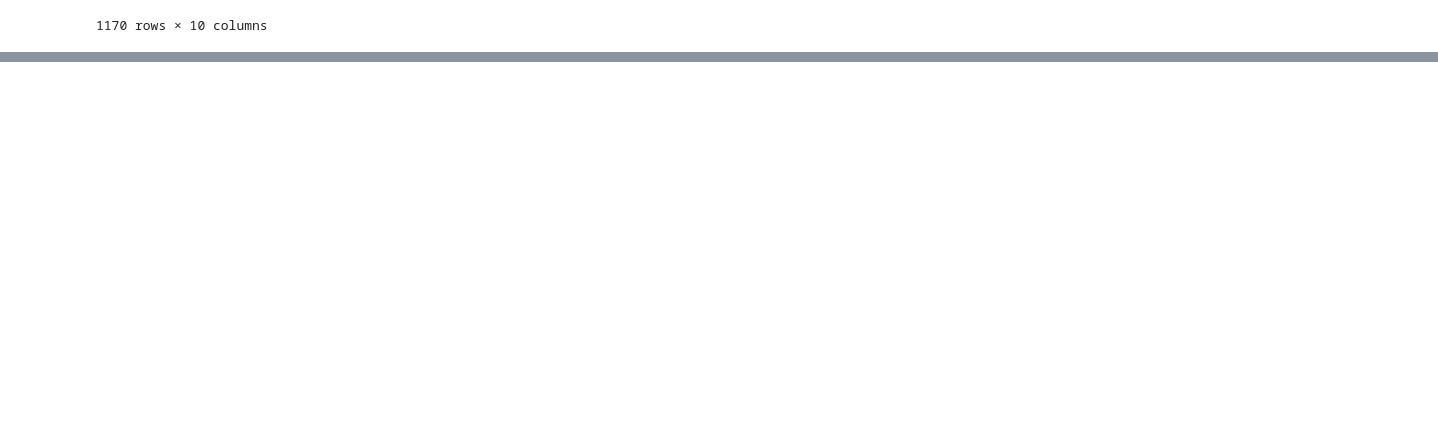
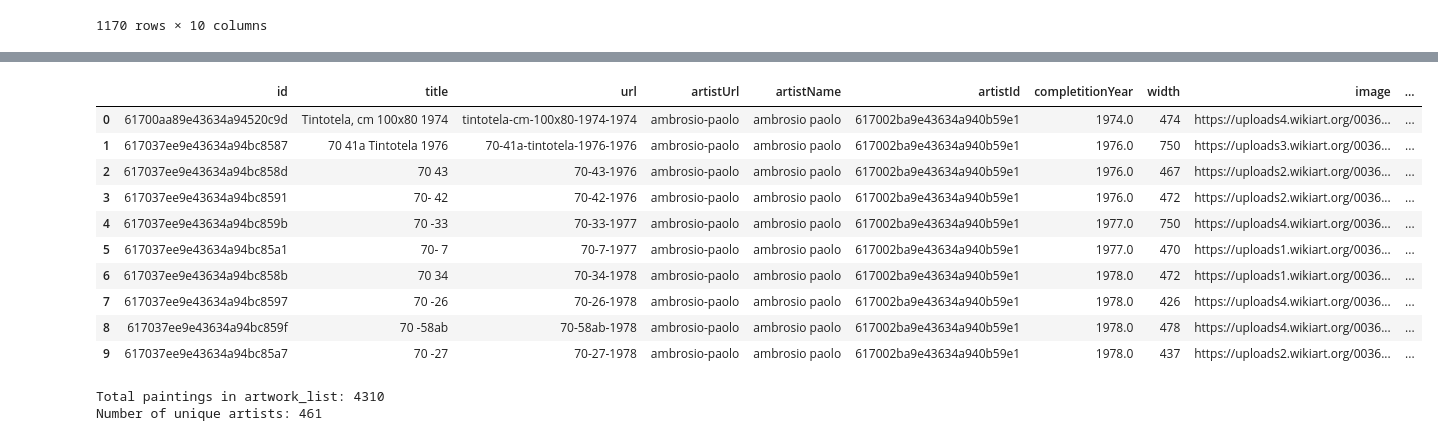
Before and after one commit to piiop/final_project, a Jupyter notebook: data_collection_wikiart.ipynb, the cells around one changed output, grey strips where cells are left out. Cells and saved outputs as stored; diff of their text form; code cells hidden in the pictures; blank space fills up the shorter version.

```diff
--- a/data_collection_wikiart.ipynb
+++ b/data_collection_wikiart.ipynb
@@ -692,0 +726,5 @@ wiki_art_final = pd.to_csv("wiki_art_final.csv", index=False)
+# %%
+paintings_df = pd.read_csv("paintings.csv")
+# %%
+paintings_filtered = paintings_df[paintings_df['completitionYear'] <= 2018]
+paintings_filtered.info()
@@ -692,0 +750,10 @@ wiki_art_final = pd.to_csv("wiki_art_final.csv", index=False)
+# %%
+# First, create a mapping dictionary from batch_1 for efficiency
+style_mapping = dict(zip(batch_1['Artist ID'], batch_1['Style']))
+
+# Add the Style column to paintings_df using the mapping
+paintings_filtered['Style'] = paintings_filtered['artistId'].map(style_mapping)
+
+# Verify the results
+print("Number of paintings with styles assigned:", paintings_filtered['Style'].notna().sum())
+print("Number of unique styles:", paintings_filtered['Style'].nunique())
@@ -692,0 +768,25 @@ wiki_art_final = pd.to_csv("wiki_art_final.csv", index=False)
+# %%
+paintings_filtered.head(10)
+# %% [output]
+|  | id | title | url | artistUrl | artistName | artistId | completitionYear | width | image | ... |
+| 0 | 61700aa89e43634a94520c9d | Tintotela, cm 100x80 1974 | tintotela-cm-100x80-1974-1974 | ambrosio-paolo | ambrosio paolo | 617002ba9e43634a940b59e1 | 1974.0 | 474 | https://uploads4.wikiart.org/0036... | ... |
+| 1 | 617037ee9e43634a94bc8587 | 70 41a Tintotela 1976 | 70-41a-tintotela-1976-1976 | ambrosio-paolo | ambrosio paolo | 617002ba9e43634a940b59e1 | 1976.0 | 750 | https://uploads3.wikiart.org/0036... | ... |
+| 2 | 617037ee9e43634a94bc858d | 70 43 | 70-43-1976 | ambrosio-paolo | ambrosio paolo | 617002ba9e43634a940b59e1 | 1976.0 | 467 | https://uploads2.wikiart.org/0036... | ... |
+| 3 | 617037ee9e43634a94bc8591 | 70- 42 | 70-42-1976 | ambrosio-paolo | ambrosio paolo | 617002ba9e43634a940b59e1 | 1976.0 | 472 | https://uploads2.wikiart.org/0036... | ... |
+| 4 | 617037ee9e43634a94bc859b | 70 -33 | 70-33-1977 | ambrosio-paolo | ambrosio paolo | 617002ba9e43634a940b59e1 | 1977.0 | 750 | https://uploads4.wikiart.org/0036... | ... |
+| 5 | 617037ee9e43634a94bc85a1 | 70- 7 | 70-7-1977 | ambrosio-paolo | ambrosio paolo | 617002ba9e43634a940b59e1 | 1977.0 | 470 | https://uploads1.wikiart.org/0036... | ... |
+| 6 | 617037ee9e43634a94bc858b | 70 34 | 70-34-1978 | ambrosio-paolo | ambrosio paolo | 617002ba9e43634a940b59e1 | 1978.0 | 472 | https://uploads1.wikiart.org/0036... | ... |
+| 7 | 617037ee9e43634a94bc8597 | 70 -26 | 70-26-1978 | ambrosio-paolo | ambrosio paolo | 617002ba9e43634a940b59e1 | 1978.0 | 426 | https://uploads4.wikiart.org/0036... | ... |
+| 8 | 617037ee9e43634a94bc859f | 70 -58ab | 70-58ab-1978 | ambrosio-paolo | ambrosio paolo | 617002ba9e43634a940b59e1 | 1978.0 | 478 | https://uploads4.wikiart.org/0036... | ... |
+| 9 | 617037ee9e43634a94bc85a7 | 70 -27 | 70-27-1978 | ambrosio-paolo | ambrosio paolo | 617002ba9e43634a940b59e1 | 1978.0 | 437 | https://uploads2.wikiart.org/0036... | ... |
+# %%
+artworks_df = (paintings_filtered.groupby('artistId')
+                           .apply(lambda x: x[paintings_filtered.columns].sample(n=min(len(x), 10)))
+                           .reset_index(drop=True))
+
+# Print verification info
+print(f"Total paintings in artwork_list: {len(artworks_df)}")
+print(f"Number of unique artists: {artworks_df['artistId'].nunique()}")
+# %% [output]
+Total paintings in artwork_list: 4310
+Number of unique artists: 461
```
Also changed, not shown: parts of 15 cells of this notebook, 5 other files.
